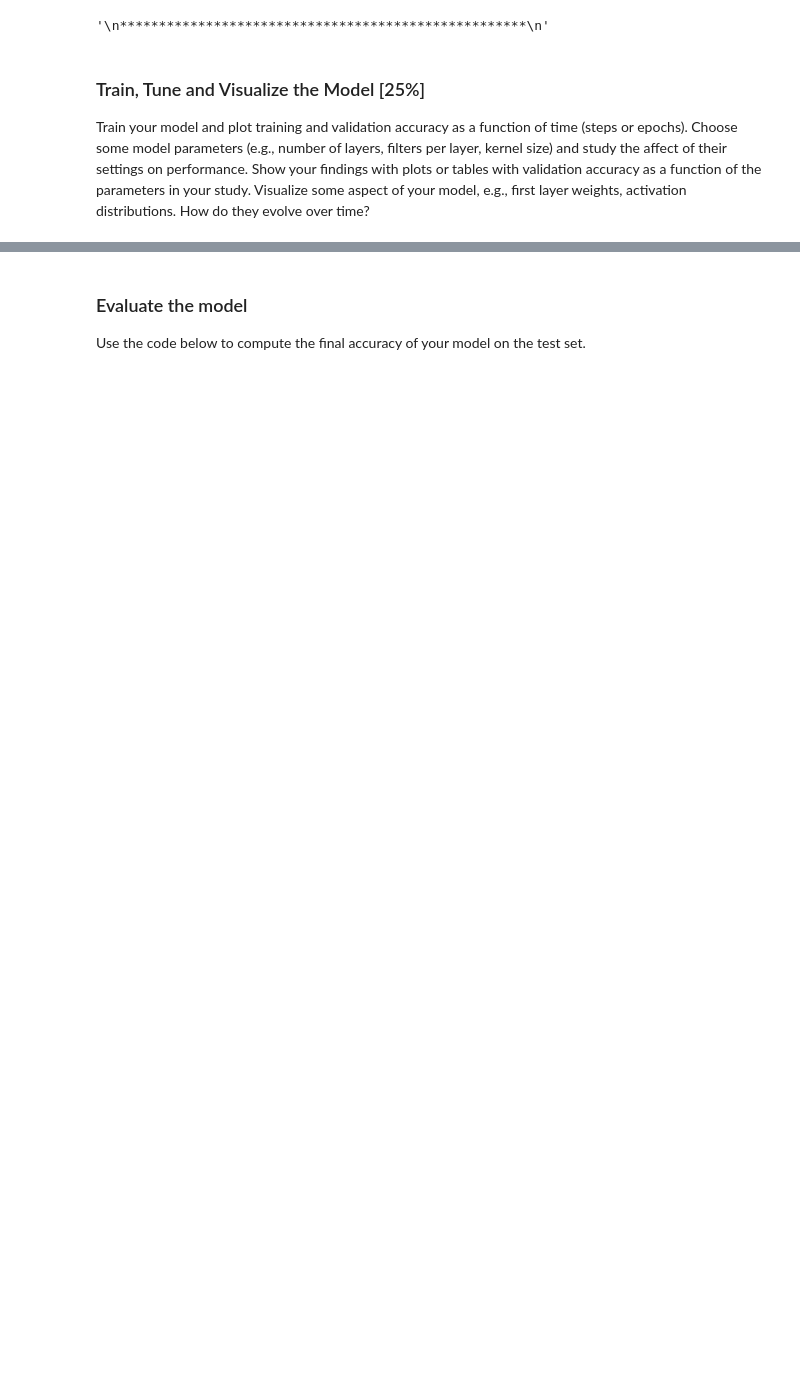
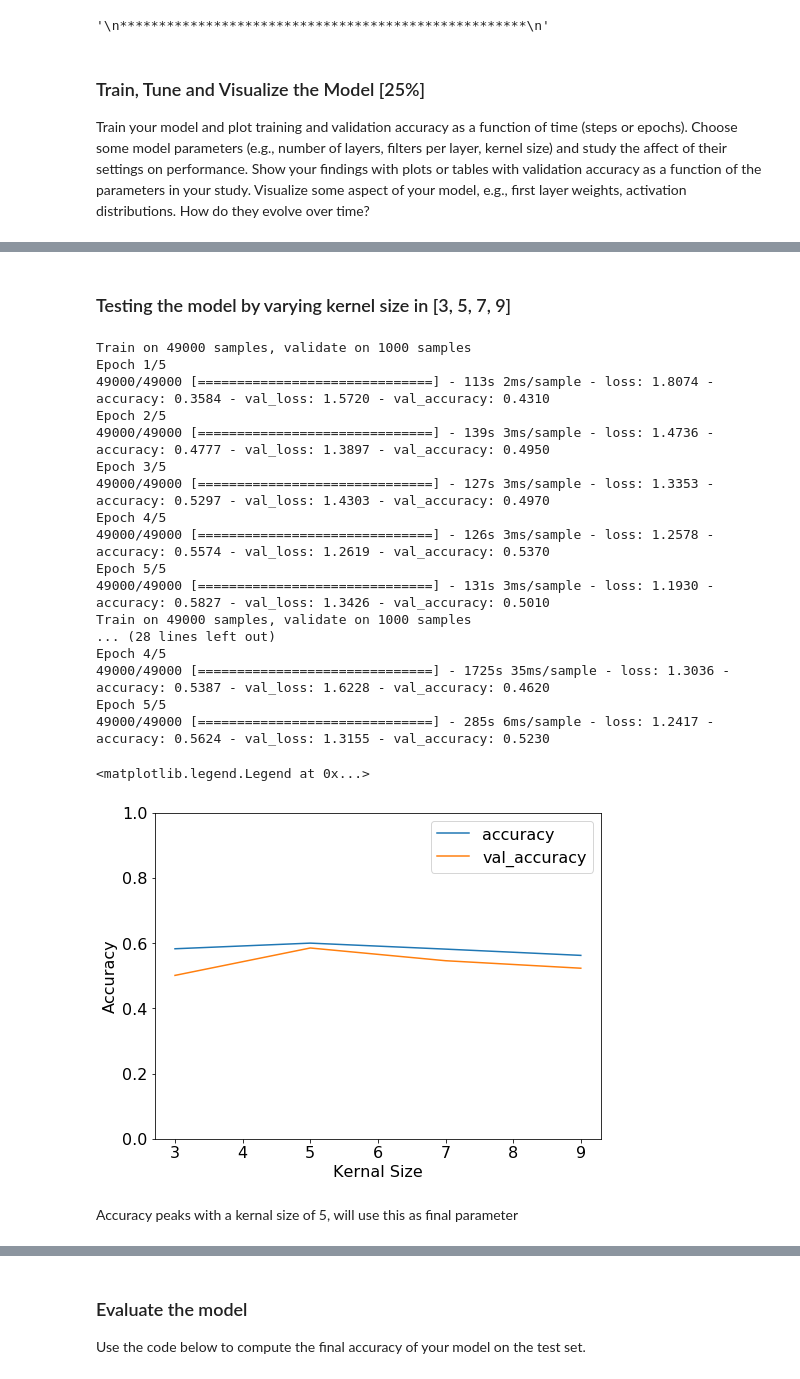
Before and after one commit to coltenfowler83/ImageClassification, a Jupyter notebook: Project3_2.ipynb, the cells around one changed output, grey strips where cells are left out. Cells and saved outputs as stored; diff of their text form; code cells hidden in the pictures; blank space fills up the shorter version.

```diff
--- a/Project3_2.ipynb
+++ b/Project3_2.ipynb
@@ -421,0 +422,48 @@ Epoch 5/5
+# %% [markdown]
+### Testing the model by varying kernel size in [3, 5, 7, 9]
+# %%
+kernal_size = [3, 5, 7, 9]
+acc_seq=[]
+val_acc_seq=[]
+
+for k in kernal_size:
+    model=keras.models.Sequential()
+    model.add(layers.Conv2D(64, kernel_size=k, activation='relu', input_shape=(32,32,3)))
+    model.add(layers.Conv2D(32, kernel_size=k, activation='relu'))
+    model.add(layers.Flatten())
+    model.add(layers.Dense(10, activation='softmax'))
+    model.compile(optimizer='sgd',loss='categorical_crossentropy',metrics=['accuracy'])
+    history = model.fit(train_images, train_one_hot, epochs=5, validation_data=(valid_images, valid_one_hot))
+
+    acc_seq.append(history.history['accuracy'][-1])
+    val_acc_seq.append(history.history['val_accuracy'][-1])
+
+plt.rcParams['figure.figsize'] = (8.0, 6.0)
+plt.plot(kernal_size, acc_seq, label='accuracy')
+plt.plot(kernal_size, val_acc_seq, label = 'val_accuracy')
+plt.xlabel('Kernal Size')
+plt.ylabel('Accuracy')
+plt.ylim([0.0, 1])
+plt.legend(loc='upper right')
+# %% [output]
+Train on 49000 samples, validate on 1000 samples
+Epoch 1/5
+49000/49000 [==============================] - 113s 2ms/sample - loss: 1.8074 - accuracy: 0.3584 - val_loss: 1.5720 - val_accuracy: 0.4310
+Epoch 2/5
+49000/49000 [==============================] - 139s 3ms/sample - loss: 1.4736 - accuracy: 0.4777 - val_loss: 1.3897 - val_accuracy: 0.4950
+Epoch 3/5
+49000/49000 [==============================] - 127s 3ms/sample - loss: 1.3353 - accuracy: 0.5297 - val_loss: 1.4303 - val_accuracy: 0.4970
+Epoch 4/5
+49000/49000 [==============================] - 126s 3ms/sample - loss: 1.2578 - accuracy: 0.5574 - val_loss: 1.2619 - val_accuracy: 0.5370
+Epoch 5/5
+49000/49000 [==============================] - 131s 3ms/sample - loss: 1.1930 - accuracy: 0.5827 - val_loss: 1.3426 - val_accuracy: 0.5010
+Train on 49000 samples, validate on 1000 samples
+... (28 lines left out)
+Epoch 4/5
+49000/49000 [==============================] - 1725s 35ms/sample - loss: 1.3036 - accuracy: 0.5387 - val_loss: 1.6228 - val_accuracy: 0.4620
+Epoch 5/5
+49000/49000 [==============================] - 285s 6ms/sample - loss: 1.2417 - accuracy: 0.5624 - val_loss: 1.3155 - val_accuracy: 0.5230
+<matplotlib.legend.Legend at 0x...>
+[figure, added]
+# %% [markdown]
+Accuracy peaks with a kernal size of 5, will use this as final parameter
```
Also changed, not shown: parts of 19 cells of this notebook.
